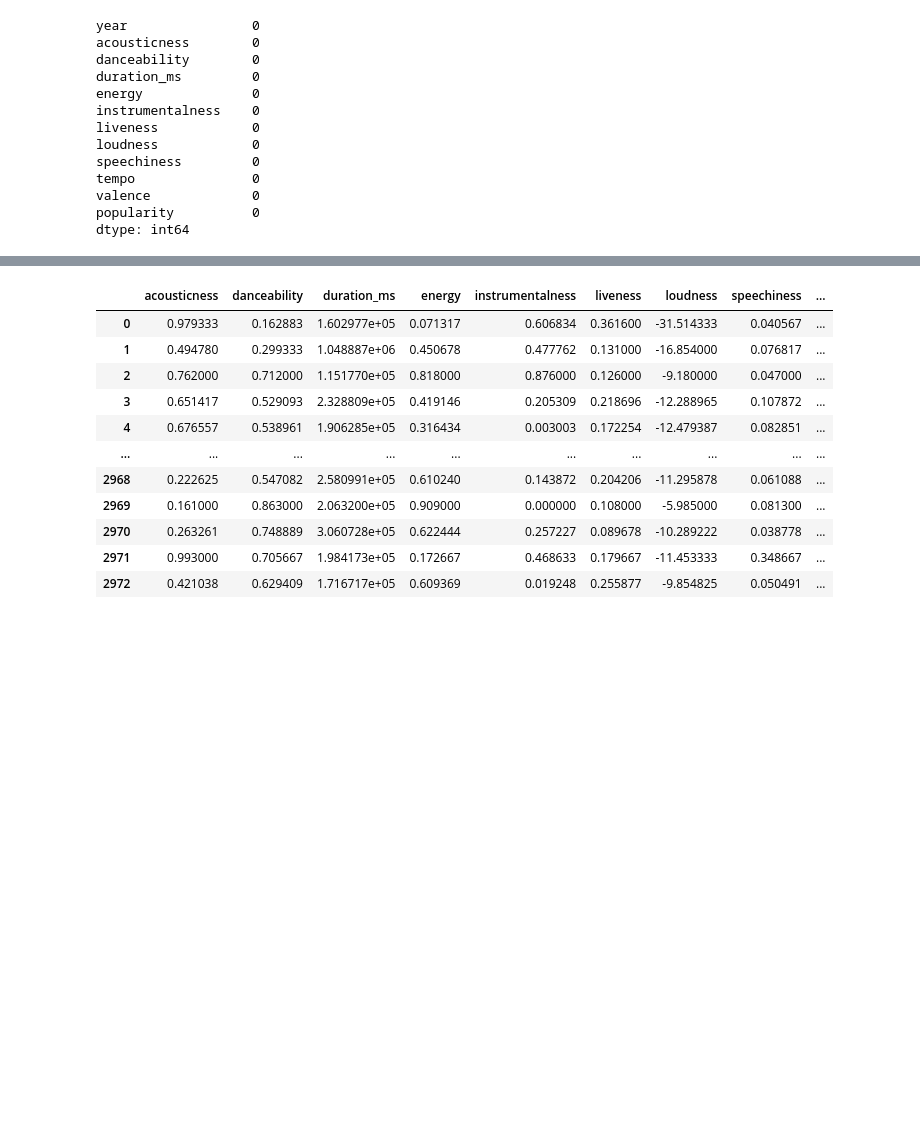
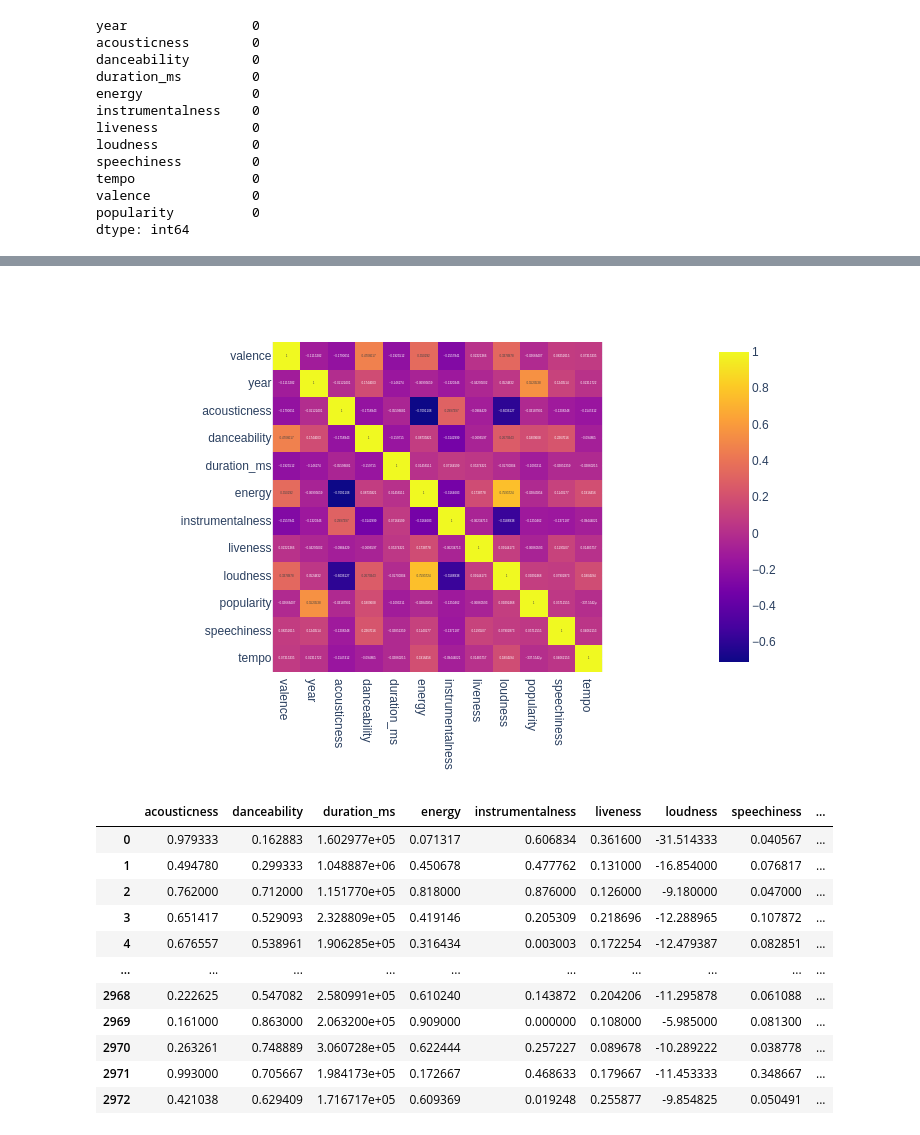
Before and after one commit to fabriciocarraro/Spotify-song-recommender-using-clustering, a Jupyter notebook: Recomendador_de_músicas_do_Spotify_clustering_e_K_Means.ipynb, the cells around one changed output, grey strips where cells are left out. Drawn from its saved outputs; the diff is of its cells as text; code cells hidden in the pictures; blank space fills up the shorter version.

```diff
--- a/Recomendador_de_músicas_do_Spotify_clustering_e_K_Means.ipynb
+++ b/Recomendador_de_músicas_do_Spotify_clustering_e_K_Means.ipynb
@@ -211,0 +213,11 @@ The default value of numeric_only in DataFrame.corr is deprecated. In a future v
+# %%
+fig = px.imshow(dados.corr(), text_auto=True)
+fig.show()
+
+# Save the figure as a static image
+fig.write_image("figure.png")
+
+# Display the image in the notebook
+from IPython.display import Image
+Image(filename='figure.png')
+# %% [output]
@@ -212,3 +226,4 @@ The default value of numeric_only in DataFrame.corr is deprecated. In a future v
+[figure, added]
 # %%
 dados_generos1 = dados_generos.drop('genres', axis=1)
 dados_generos1
```
Also changed, not shown: parts of 6 cells of this notebook.
